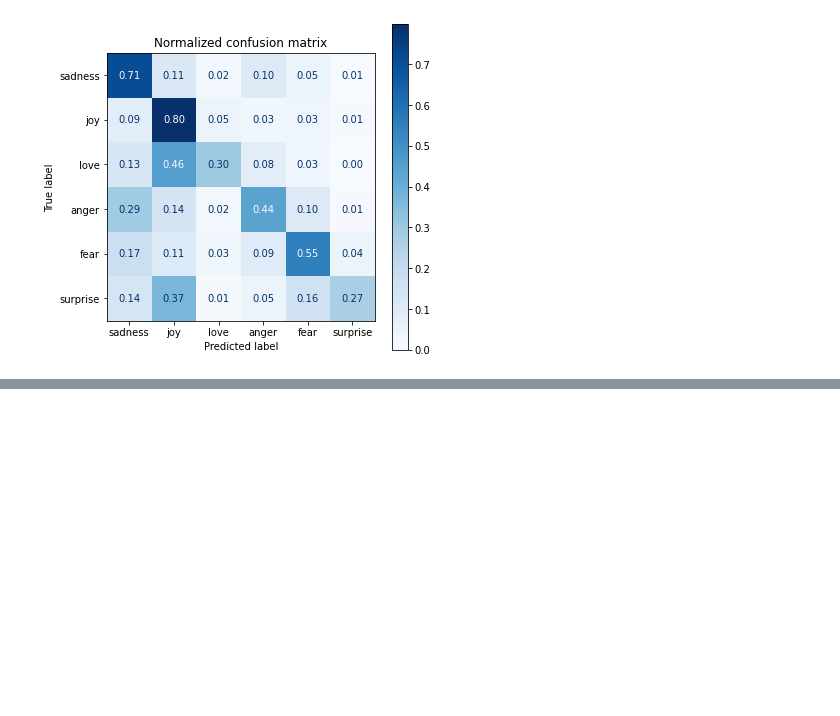
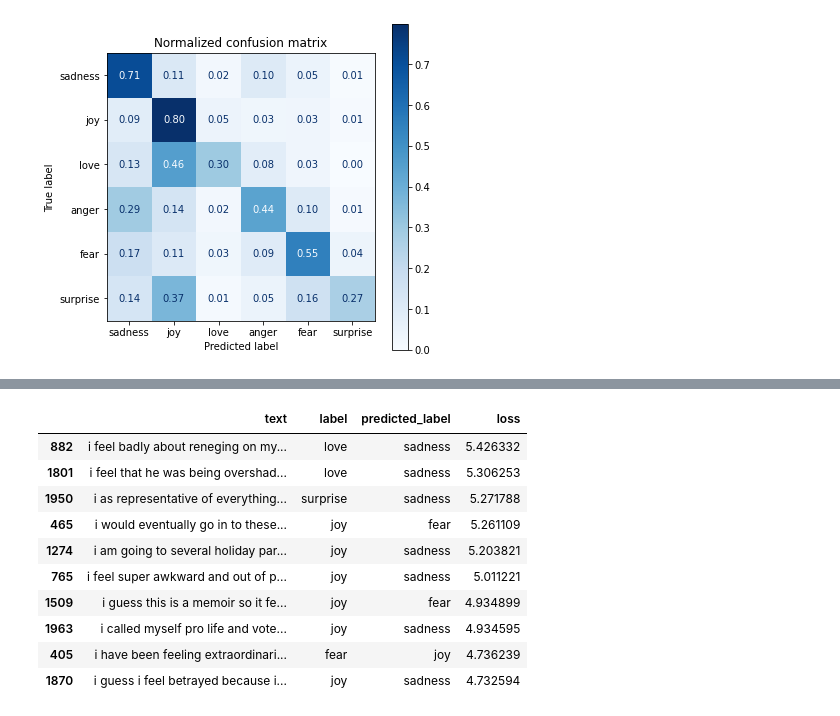
Before and after one commit to triet1102/TextClassification, a Jupyter notebook: TextClassification.ipynb, the cells around one changed output, grey strips where cells are left out. Cells and saved outputs as stored; diff of their text form; code cells hidden in the pictures; blank space fills up the shorter version.

```diff
--- a/TextClassification.ipynb
+++ b/TextClassification.ipynb
@@ -242,0 +325,38 @@ plot_confusion_matrix(y_preds, y_valid, labels)
+# %%
+def forward_pass_with_label(batch):
+  inputs = {k:v.to(device) for k, v in batch.items() if k in tokenizer.model_input_names}
+
+  with torch.no_grad():
+    output = model(**inputs)
+    pred_label = torch.argmax(output.logits, axis=-1)
+    loss = cross_entropy(output.logits, batch["label"].to(device), reduction="none")
+
+  # Place outputs on CPU for compatibility with other dataset columns
+  return {"loss": loss.cpu().numpy(),
+          "predicted_label": pred_label.cpu().numpy()}
+# %%
+# Convert encoded dataset to pytorch tensors
+emotions_dataset_encoded.set_format("torch", columns=["input_ids", "attention_mask", "label"])
+# Compute loss values
+emotions_dataset_encoded["validation"] = emotions_dataset_encoded["validation"].map(forward_pass_with_label, batched=True, batch_size=16)
+# %%
+emotions_dataset_encoded.set_format("pandas")
+cols = ["text", "label", "predicted_label", "loss"]
+df_test = emotions_dataset_encoded["validation"][:][cols]
+df_test["label"] = df_test["label"].apply(label_int2str)
+df_test["predicted_label"] = (df_test["predicted_label"].apply(label_int2str))
+# %%
+# Samples with highest losses
+df_test.sort_values("loss", ascending=False).head(10)
+# %% [output]
+|  | text | label | predicted_label | loss |
+| 882 | i feel badly about reneging on my... | love | sadness | 5.426332 |
+| 1801 | i feel that he was being overshad... | love | sadness | 5.306253 |
+| 1950 | i as representative of everything... | surprise | sadness | 5.271788 |
+| 465 | i would eventually go in to these... | joy | fear | 5.261109 |
+| 1274 | i am going to several holiday par... | joy | sadness | 5.203821 |
+| 765 | i feel super awkward and out of p... | joy | sadness | 5.011221 |
+| 1509 | i guess this is a memoir so it fe... | joy | fear | 4.934899 |
+| 1963 | i called myself pro life and vote... | joy | sadness | 4.934595 |
+| 405 | i have been feeling extraordinari... | fear | joy | 4.736239 |
+| 1870 | i guess i feel betrayed because i... | joy | sadness | 4.732594 |
```
Also changed, not shown: parts of 17 cells of this notebook.
